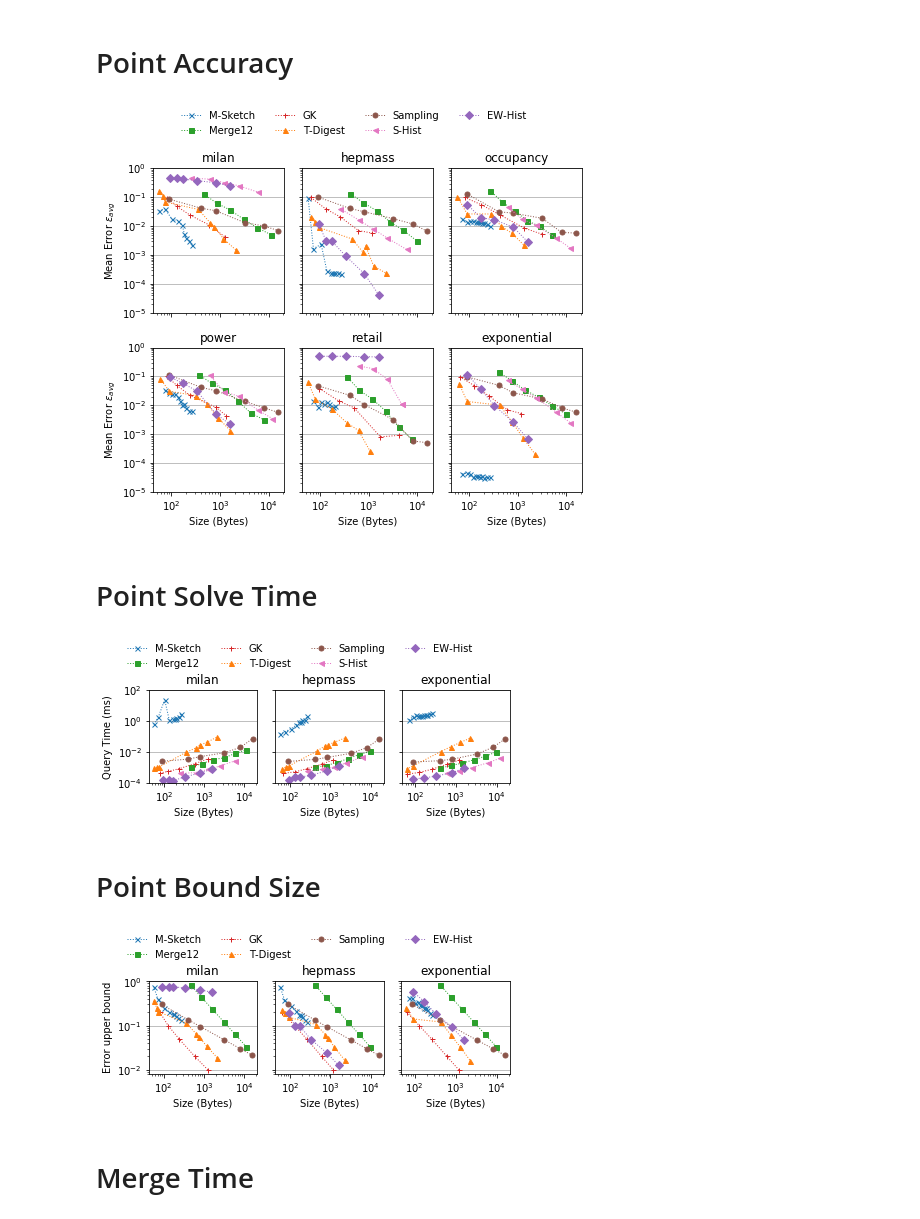
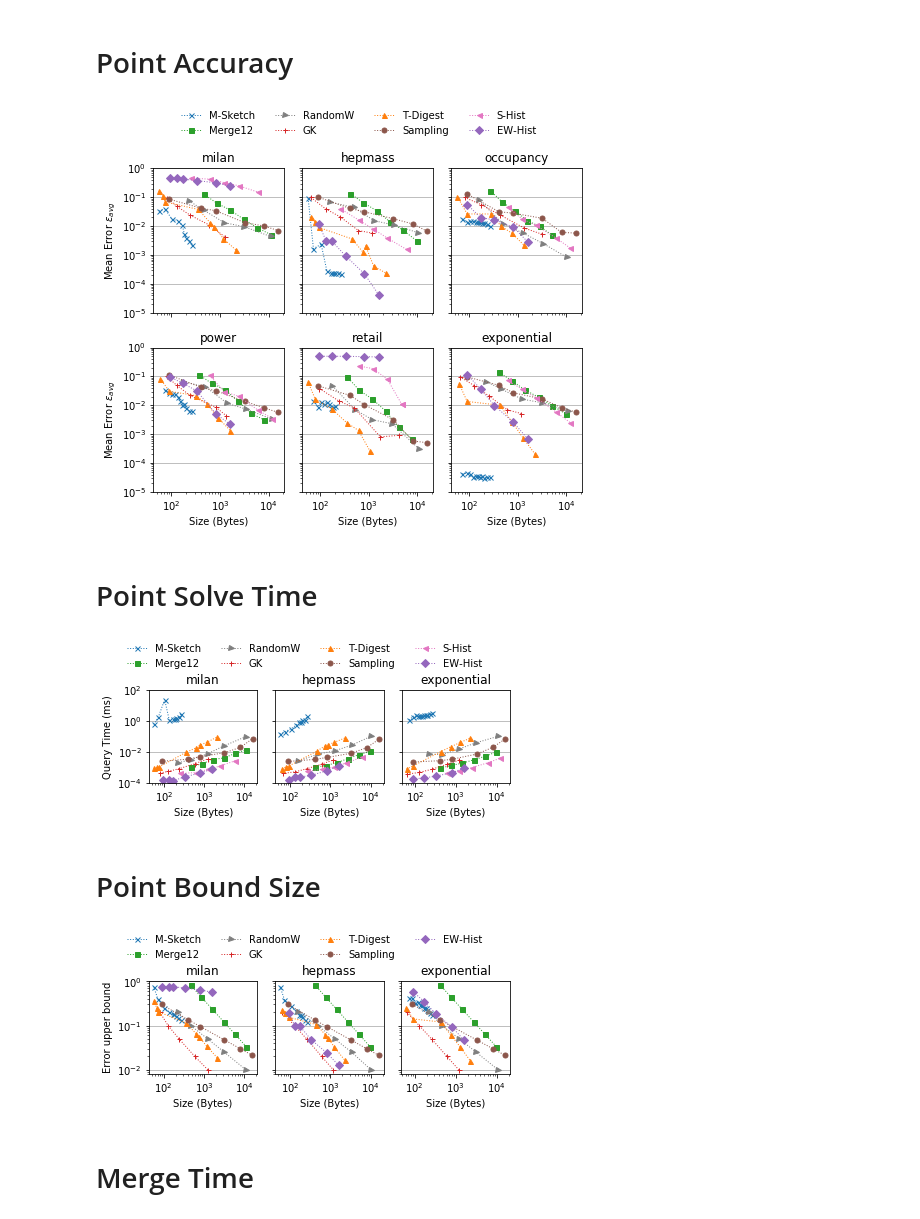
Before and after one commit to stanford-futuredata/msketch, a Jupyter notebook: analysis/Perf Micro Plots.ipynb, the cells around one changed output. Saved outputs shown, nothing was run; the diff lists cells and outputs as text; code cells hidden in the pictures.

Commit message:
random merge benchs

```diff
--- a/analysis/Perf Micro Plots.ipynb
+++ b/analysis/Perf Micro Plots.ipynb
@@ -46,6 +46,7 @@ colormap = {
     "histogram": "C4",
     "sampling": "C5",
     "approx_histogram": "C6",
+    "random": "C7"
 }
 markers = {
     "cmoments": "x",
@@ -54,7 +55,8 @@ markers = {
     "spark_gk": "+",
     "histogram": "D",
     "sampling": "o",
-    "approx_histogram": "<"
+    "approx_histogram": "<",
+    "random": ">"
 }
 alg_display_name = {
     "cmoments": "M-Sketch",
@@ -64,6 +66,7 @@ alg_display_name = {
     "histogram": "EW-Hist",
     "sampling": "Sampling",
     "approx_histogram": "S-Hist",
+    "random": "RandomW"
 }
 # %%
 datasets = ["milan", "exponential", "hepmass", "retail", "occupancy", "power"]
@@ -102,12 +105,12 @@ sorted_vals["gauss"] = np.sort(np.random.normal(size=10000000))
 # %%
 result_path = "../finalresults/"
 point_paths = {
-    "milan": ["point_milan_m.csv", "point_milan.csv"],
-    "exponential": ["point_exp_m.csv", "point_exp.csv"],
-    "hepmass": ["point_hepmass_m.csv", "point_hepmass.csv"],
-    "retail": ["point_retail_m.csv", "point_retail.csv"],
-    "occupancy": ["point_occupancy_m.csv", "point_occupancy.csv"],
-    "power": ["point_power_m.csv", "point_power.csv"],
+    "milan": ["point_milan_m.csv", "point_milan.csv", "point_milan_r.csv",],
+    "exponential": ["point_exp_m.csv", "point_exp.csv", "point_exp_r.csv",],
+    "hepmass": ["point_hepmass_m.csv", "point_hepmass.csv", "point_hepmass_r.csv",],
+    "retail": ["point_retail_m.csv", "point_retail.csv", "point_retail_r.csv",],
+    "occupancy": ["point_occupancy_m.csv", "point_occupancy.csv", "point_occupancy_r.csv",],
+    "power": ["point_power_m.csv", "point_power.csv", "point_power_r.csv",],
 }
 merge_paths = {
     "milan": ["merge_milan.csv"],
@@ -211,7 +214,8 @@ sketch_sizes_milan = {
     "yahoo": 32.0,
     "spark_gk": 50.0,
     "sampling": 1000.0,
-    "approx_histogram": 100.0
+    "approx_histogram": 100.0,
+    "random": 40.0,
 }
 sketch_sizes_hepmass = {
     "tdigest": 1.5,
@@ -220,7 +224,8 @@ sketch_sizes_hepmass = {
     "yahoo": 32.0,
     "spark_gk": 50.0,
     "sampling": 1000.0,
-    "approx_histogram": 100.0
+    "approx_histogram": 100.0,
+    "random": 40.0,
 }
 sketch_sizes_exp = {
     "tdigest": 1.5,
@@ -229,7 +234,8 @@ sketch_sizes_exp = {
     "yahoo": 16.0,
     "spark_gk": 20.0,
     "sampling": 400.0,
-    "approx_histogram": 100.0
+    "approx_histogram": 100.0,
+    "random": 40.0,
 }
 sketch_sizes = {
     "milan": sketch_sizes_milan,
@@ -475,7 +484,7 @@ gen_df.to_csv("msketch_gen.csv", index=False)
 # Point Accuracy
 # %%
 sketches = [
-    "cmoments", "yahoo", "spark_gk", "tdigest", "sampling", "approx_histogram","histogram"
+    "cmoments", "yahoo", "random", "spark_gk", "tdigest", "sampling", "approx_histogram","histogram"
 ]
 # %%
 debug=False
@@ -526,7 +535,7 @@ lgd = f.legend(
 f.tight_layout()
 f.savefig("point_accuracy_big.pdf", bbox_extra_artists=(lgd,), bbox_inches='tight')
 # %% [output]
-[figure, old version]
+[figure, new version]
 # %% [markdown]
 # Point Solve Time
 # %%
@@ -577,7 +586,7 @@ lgd = f.legend(
 f.tight_layout()
 f.savefig("point_solve.pdf", bbox_extra_artists=(lgd,), bbox_inches='tight')
 # %% [output]
-[figure, old version]
+[figure, new version]
 # %% [markdown]
 # Point Bound Size
 # %%
@@ -592,7 +601,7 @@ else:
     cfigsize = (12,3)
 
 b_sketches = [
-    "cmoments", "yahoo", "spark_gk", "tdigest", "sampling", "histogram"
+    "cmoments", "yahoo", "random", "spark_gk", "tdigest", "sampling", "histogram"
 ]
 f, axs = plt.subplots(1,n_plots, figsize=cfigsize, sharey=True)
 for di in range(len(c_datasets)):
@@ -605,34 +614,34 @@ for di in range(len(c_datasets)):
     for alg in b_sketches:
         c_df = df[df["sketch"] == alg]
         l, = ax.loglog(
             c_df["space"],
             c_df["bound_size"],
             label=alg_display_name[alg],
             marker=markers[alg],
             color=colormap[alg],
             markersize=5,
             ls="dotted",
             lw=1
         )
         lines.append(l)
         labels.append(alg_display_name[alg])
 
     ax.set_title(dname)
 #     ax.set_xlim(30, 5000)
     ax.set_xlabel("Size (Bytes)")
     ax.yaxis.grid(True)
     if di == 0:
         ax.set_ylabel("Error upper bound")
 
 lgd = f.legend(
     lines, labels,
     bbox_to_anchor=(0.05, 1.05, 1., .102), ncol=4, loc=2,
     frameon=False
 )
 f.tight_layout()
 f.savefig("point_bound.pdf", bbox_extra_artists=(lgd,), bbox_inches='tight')
 # %% [output]
-[figure, old version]
+[figure, new version]
 # %% [markdown]
 # Merge Time
 # %%
```
Also changed, not shown: parts of 1 cell of this notebook, 7 other files.
